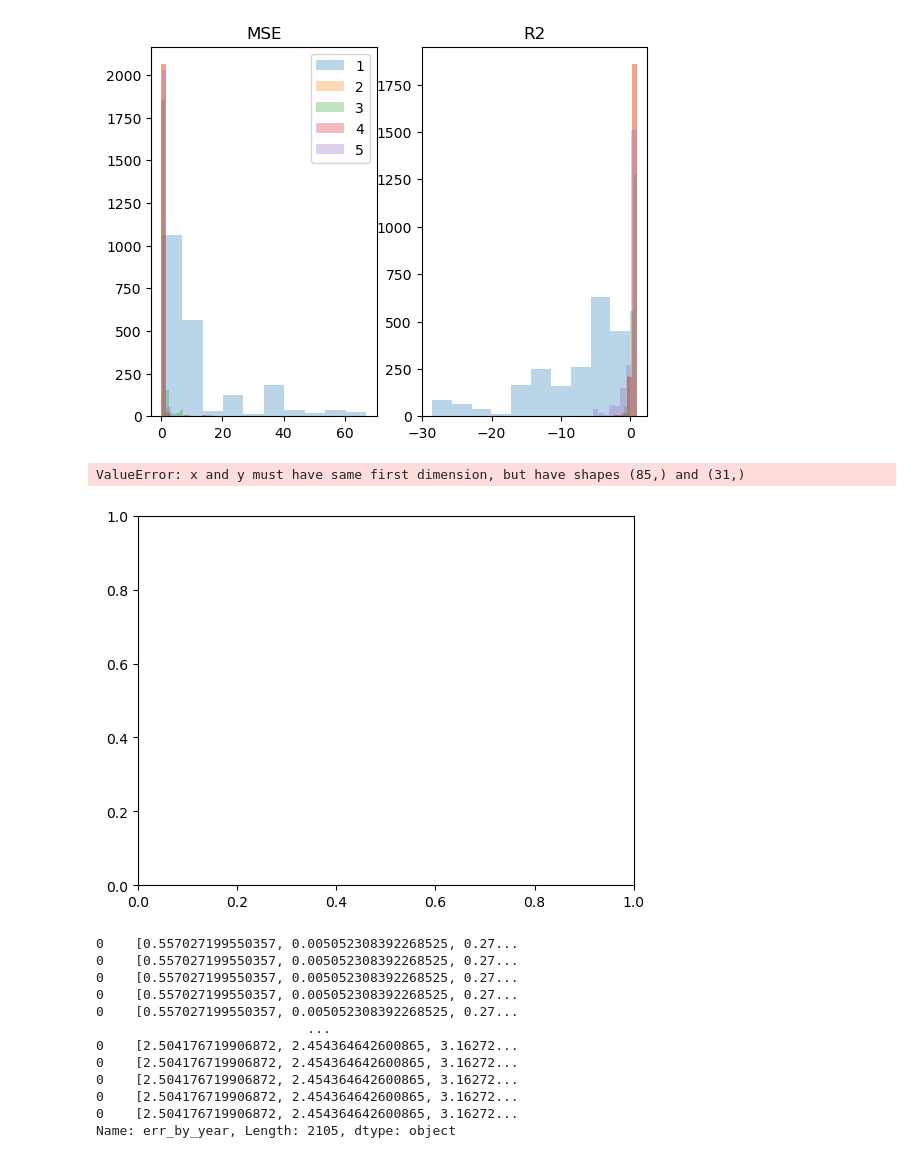
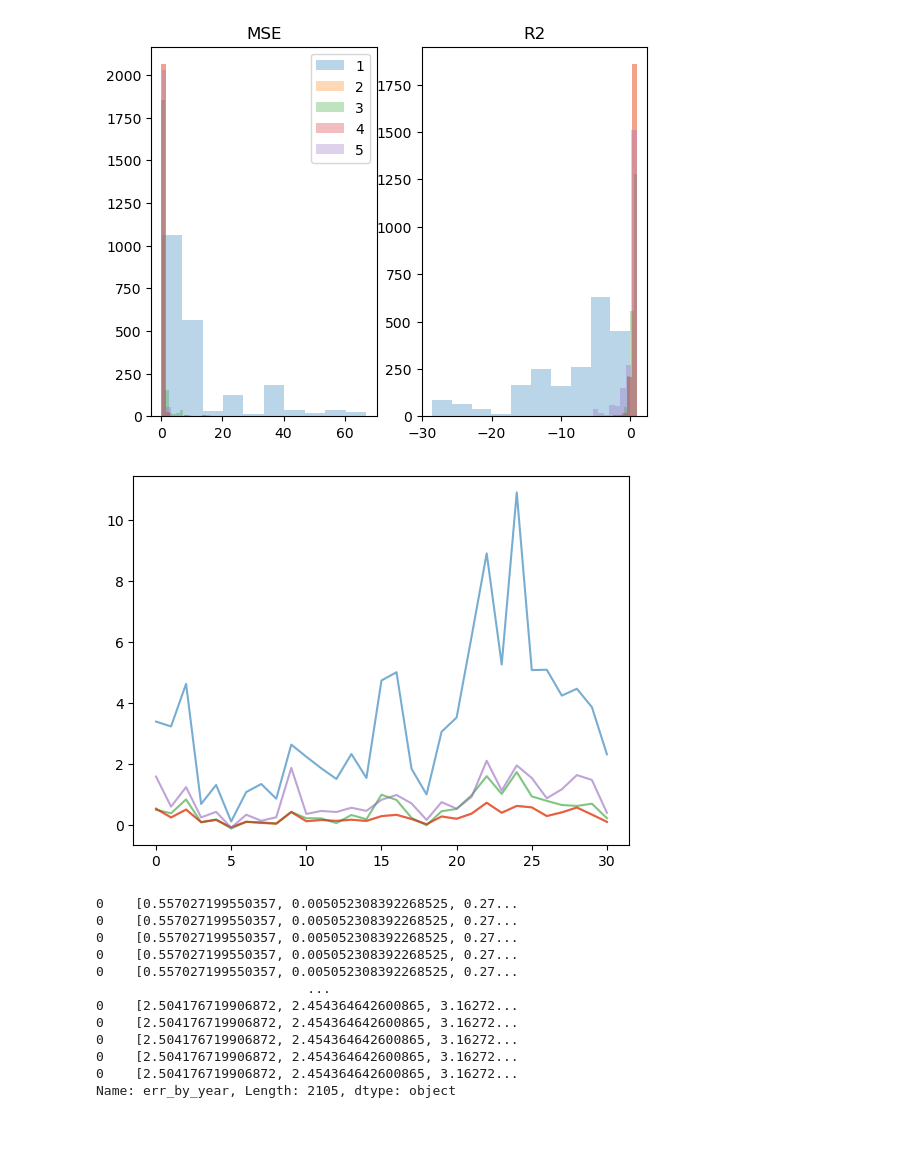
Before and after one commit to bair-climate-initiative/fate-of-snotels, a Jupyter notebook: nbs/models-marianne.ipynb, the cells around one changed output. Drawn from its saved outputs; the diff is of its cells as text; code cells hidden in the pictures; blank space fills up the shorter version.

```diff
--- a/nbs/models-marianne.ipynb
+++ b/nbs/models-marianne.ipynb
@@ -106,3 +106,8 @@ print(f'missing {len(errs)} basin-model combos')
 # %% [output]
 2105
 missing 4457 basin-model combos
+# %%
+import glob
+import xarray as xr
+files = glob.glob('/glade/u/home/mcowherd/nh-WRF/time_series/*')
+data = xr.open_dataset(files[0]).to_dataframe()
@@ -142,17 +164,15 @@ plt.show()
 # %% [output]
 [figure]
 # %%
-years = range(2015,2100)
 fig,ax=plt.subplots()
 for mod in np.unique(outs_df.model):
-    for n in range(1,max(outs_df.num_preds)):
-        data = outs_df[(outs_df.model == mod)]
-        arr = np.array(data['err_by_year'].tolist())
-        ax.plot(years, np.mean(arr, axis = 0), alpha =0.3)
+    #for n in range(1,max(outs_df.num_preds)):
+    data = outs_df[(outs_df.model == mod)]
+    arr = np.array(data['err_by_year'].tolist())
+    ax.plot(np.mean(arr, axis = 0), alpha =0.6)
 plt.show()
 # %% [output]
-ValueError: x and y must have same first dimension, but have shapes (85,) and (31,)
-[figure, old version]
+[figure, new version]
 # %%
 test = outs_df.loc[0]['err_by_year']
 # %%
```
Also changed, not shown: parts of 8 cells of this notebook, 41 other files.
